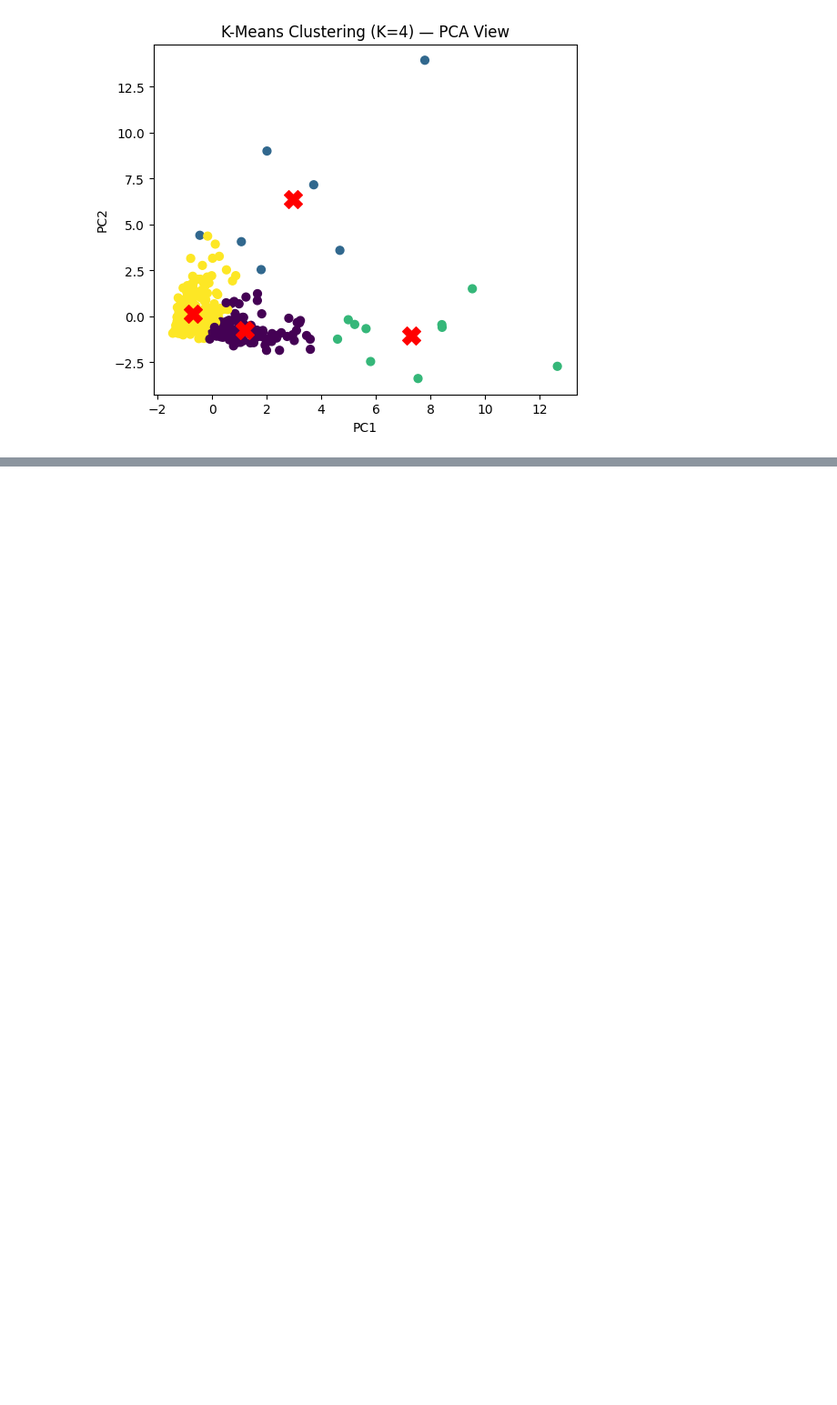
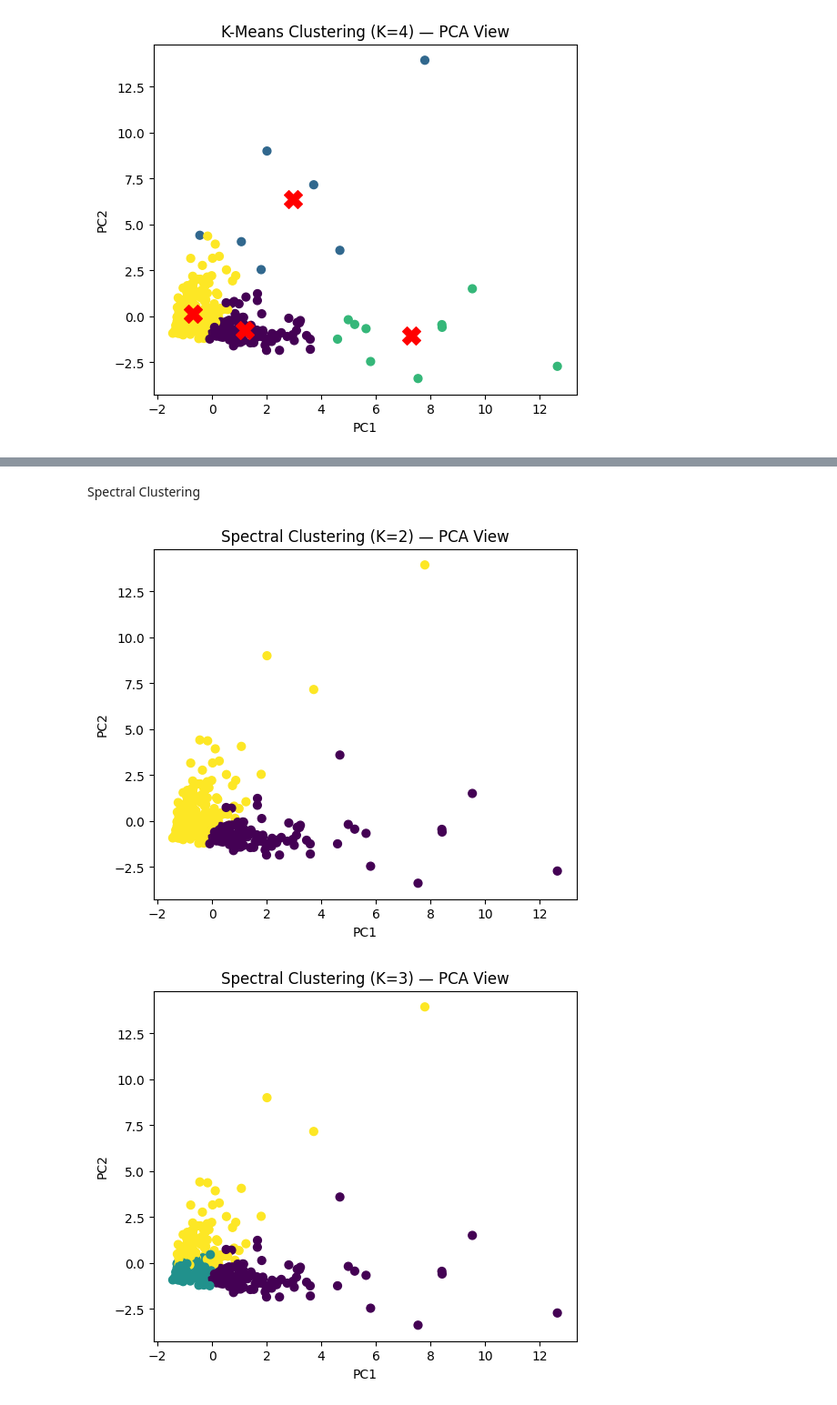
Before and after one commit to gannahisham/aml-clustering-project, a Jupyter notebook: AML1.ipynb, the cells around one changed output, grey strips where cells are left out. Shown at 91% size. Saved outputs shown, nothing was run; the diff lists cells and outputs as text; code cells hidden in the pictures; blank space fills up the shorter version.

Commit message:
added the spectral clustering , GMM clustering and their evaluations -ganna

```diff
--- a/AML1.ipynb
+++ b/AML1.ipynb
@@ -697,3 +706,35 @@ results_df
 # Calinski-Harabasz: higher is better
 # Dunn Index: higher is better
 # Inertia: lower is better
+# %% [markdown]
+Spectral Clustering
+# %%
+from sklearn.cluster import SpectralClustering
+
+#plot the spectral clustering using PCA
+for k in k_values:
+    spectral = SpectralClustering(
+        n_clusters=k,
+        affinity='nearest_neighbors',  # IMPORTANT
+        random_state=42
+    )
+
+    labels = spectral.fit_predict(X_scaled)
+
+    # Plot using PCA (same as KMeans)
+    plt.figure(figsize=(6, 5))
+    plt.scatter(
+        X_pca2[:, 0],
+        X_pca2[:, 1],
+        c=labels,
+        cmap='viridis',
+        s=40
+    )
+
+    plt.title(f"Spectral Clustering (K={k}) — PCA View")
+    plt.xlabel("PC1")
+    plt.ylabel("PC2")
+    plt.show()
+# %% [output]
+[figure, added]
+[figure, added]
```
Also changed, not shown: parts of 16 cells of this notebook.
